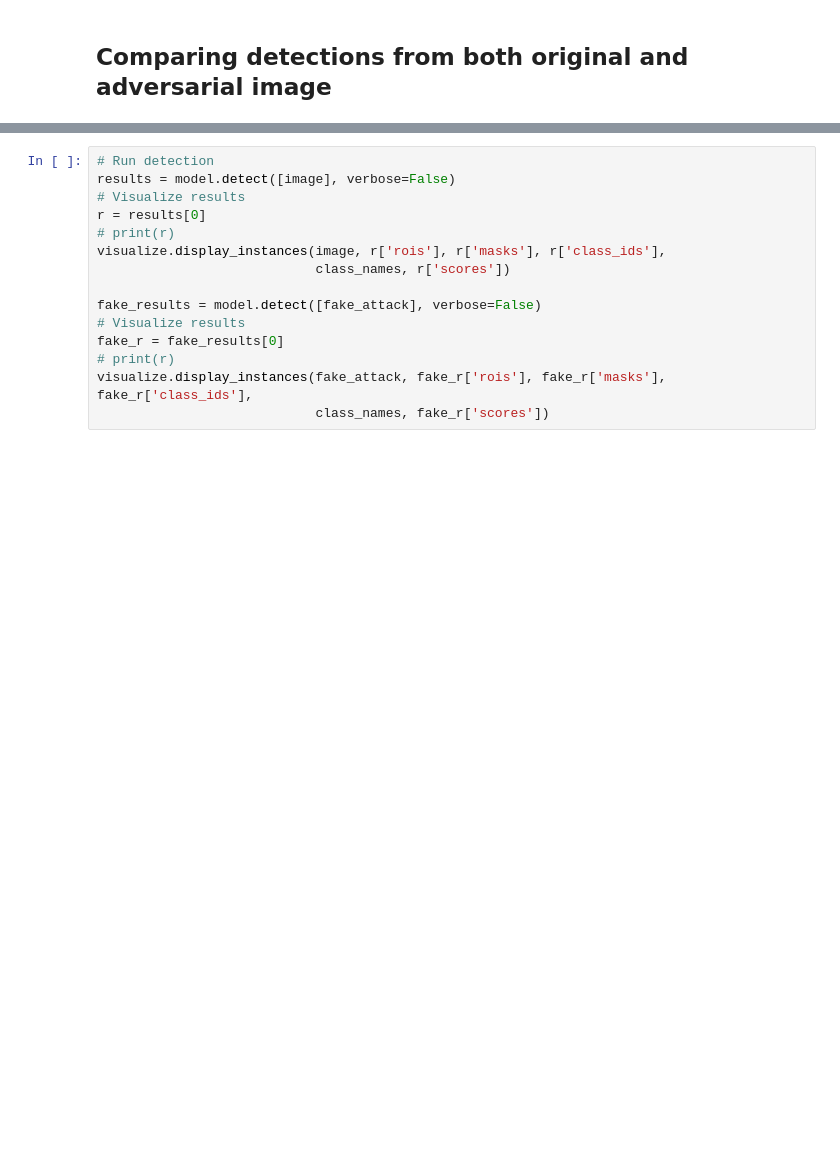
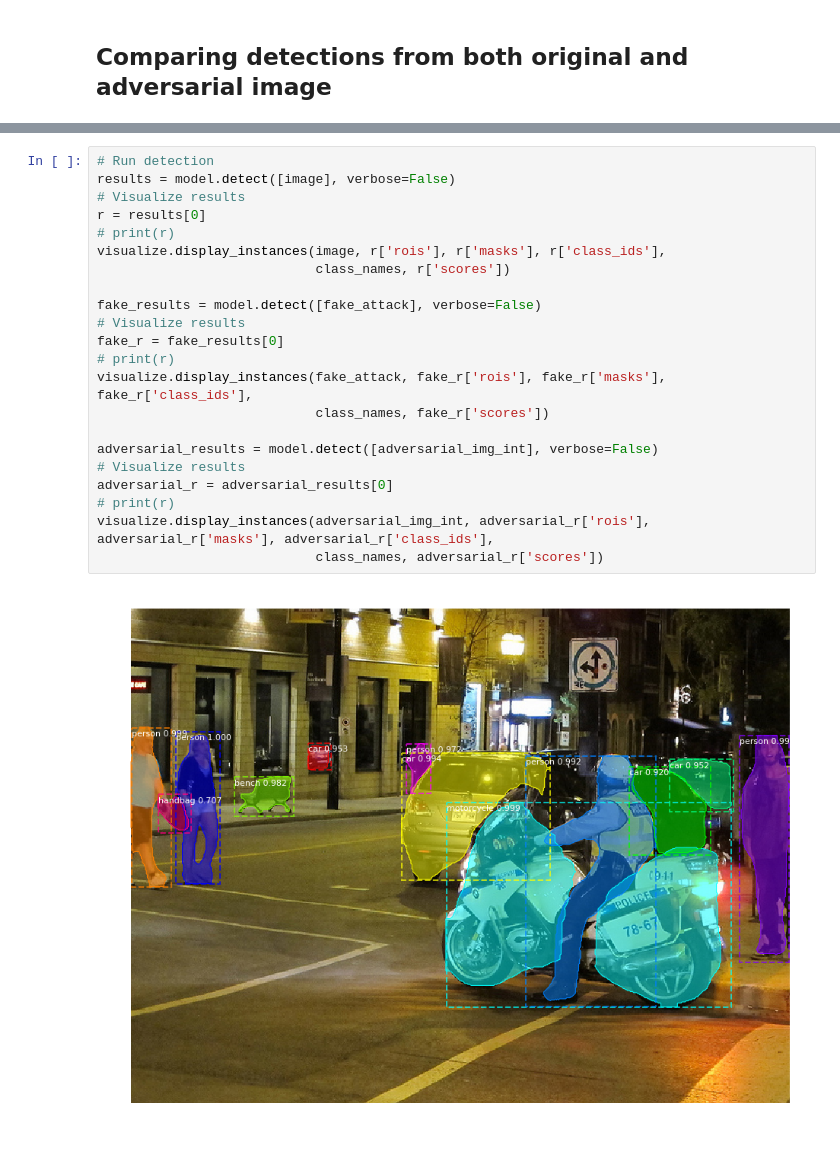
Before and after one commit to EdgeCaseResearch/Mask_RCNN, a Jupyter notebook: foolbox_demo.ipynb, the cells around one changed output, grey strips where cells are left out. Cells and saved outputs as stored; diff of their text form; blank space fills up the shorter version.

```diff
--- a/foolbox_demo.ipynb
+++ b/foolbox_demo.ipynb
@@ -265,15 +316,24 @@ for detection, fake_detection in zip(detections[0], fake_detections[0]):
 # %%
 # Run detection
 results = model.detect([image], verbose=False)
 # Visualize results
 r = results[0]
 # print(r)
 visualize.display_instances(image, r['rois'], r['masks'], r['class_ids'],
                             class_names, r['scores'])
 
 fake_results = model.detect([fake_attack], verbose=False)
 # Visualize results
 fake_r = fake_results[0]
 # print(r)
 visualize.display_instances(fake_attack, fake_r['rois'], fake_r['masks'], fake_r['class_ids'],
                             class_names, fake_r['scores'])
+
+adversarial_results = model.detect([adversarial_img_int], verbose=False)
+# Visualize results
+adversarial_r = adversarial_results[0]
+# print(r)
+visualize.display_instances(adversarial_img_int, adversarial_r['rois'], adversarial_r['masks'], adversarial_r['class_ids'],
+                            class_names, adversarial_r['scores'])
+# %% [output]
+[figure, added]
```
Also changed, not shown: parts of 10 cells of this notebook, 6 other files.
